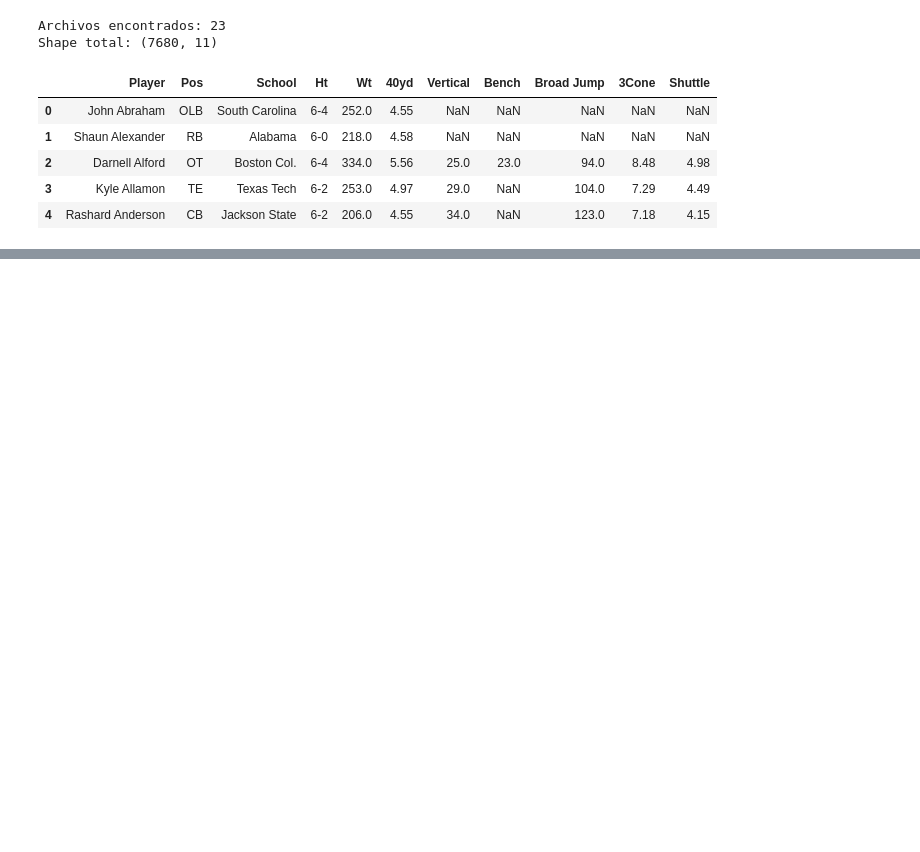
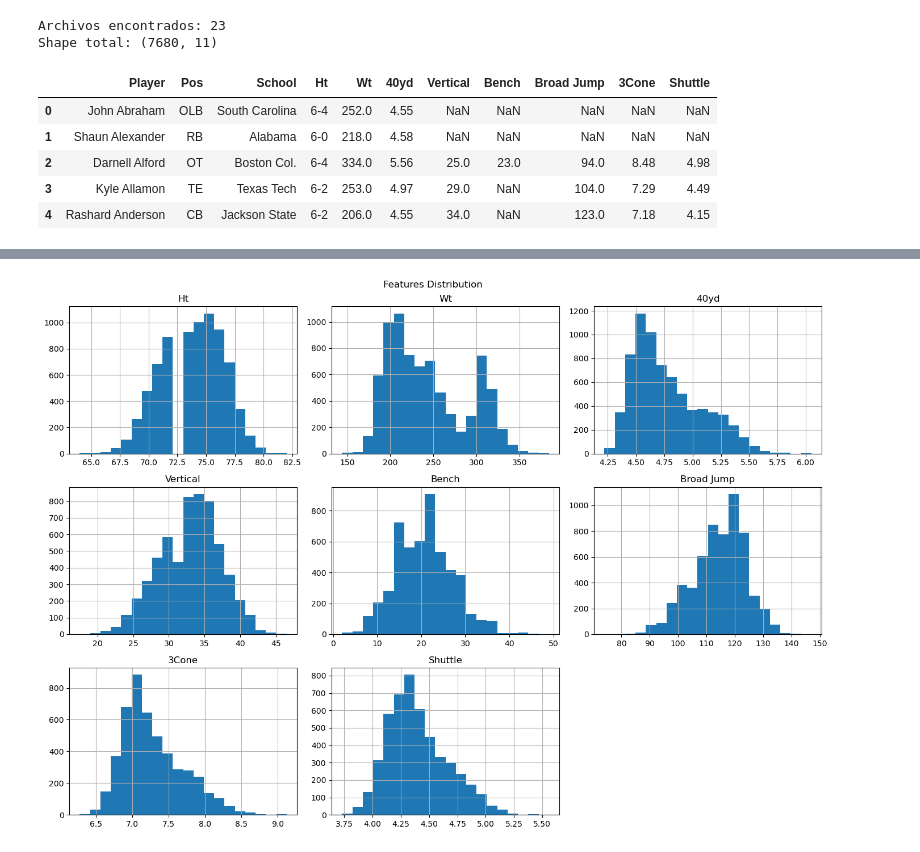
Before and after one commit to Testin33/Data-Mining-Midterm-Project, a Jupyter notebook: bpn_nfl.ipynb, the cells around one changed output, grey strips where cells are left out. Drawn from its saved outputs; the diff is of its cells as text; code cells hidden in the pictures; blank space fills up the shorter version.

```diff
--- a/bpn_nfl.ipynb
+++ b/bpn_nfl.ipynb
@@ -56,0 +183,8 @@ Shape total: (7680, 11)
+# %%
+
+df[features].hist(bins= 20, figsize=(14,10))
+plt.suptitle("Features Distribution")
+plt.tight_layout()
+plt.show()
+# %% [output]
+[figure, added]
```
Also changed, not shown: parts of 17 cells of this notebook, 2 other files.
